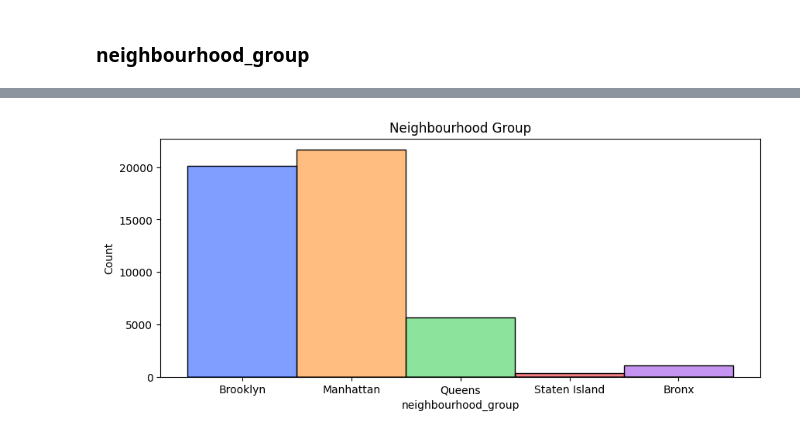
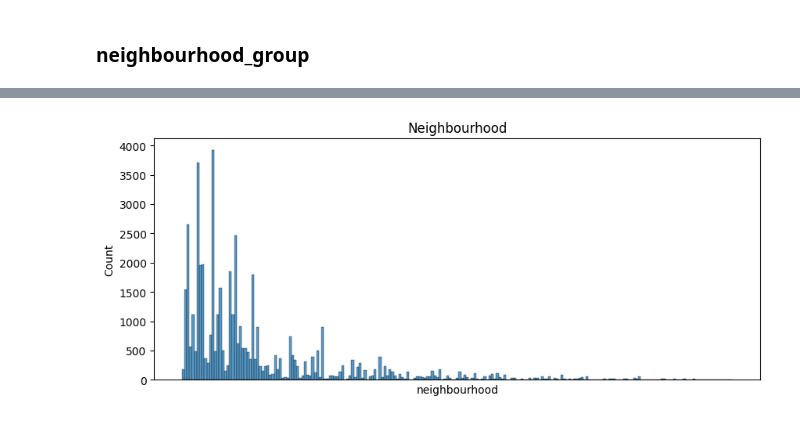
Before and after one commit to luiscmilano/machine-learning-python-template, a Jupyter notebook: src/explore.ipynb, the cells around one changed output, grey strips where cells are left out. Cells and saved outputs as stored; diff of their text form; code cells hidden in the pictures.

Commit message:
neighbourhood_group - 2

```diff
--- a/src/explore.ipynb
+++ b/src/explore.ipynb
@@ -166,7 +191,7 @@ array(['Brooklyn', 'Manhattan', 'Queens', 'Staten Island', 'Bronx'],
 # %%
 plt.figure(figsize=(10, 4))
-sns.histplot(data=df, x="neighbourhood_group", hue="neighbourhood_group", palette="bright", legend=False)
-plt.title('Neighbourhood Group')
+sns.histplot(data=df, x="neighbourhood").set_xticks([])
+plt.title('Neighbourhood')
 plt.show()
 # %% [output]
-[figure, old version]
+[figure, new version]
```
Also changed, not shown: parts of 11 cells of this notebook.
